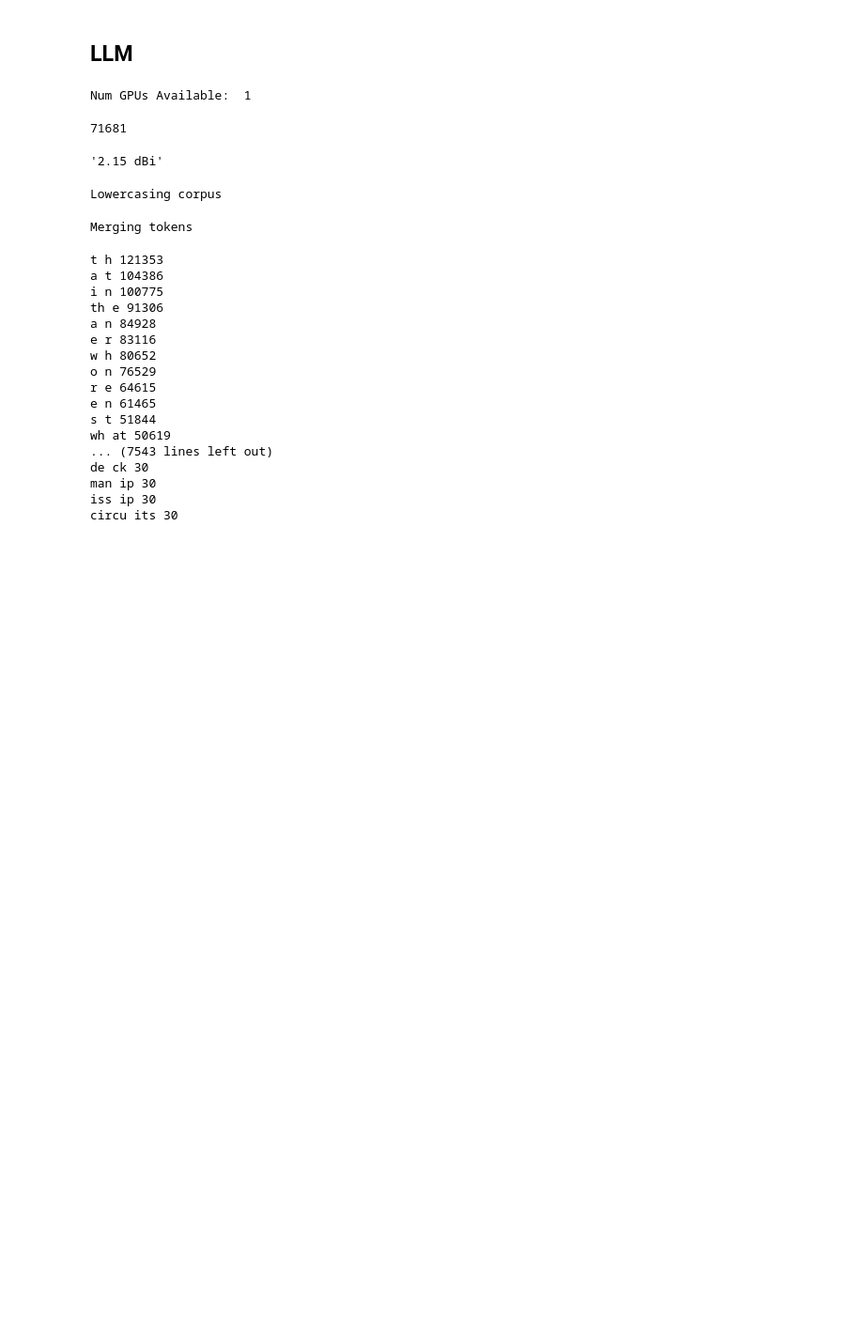
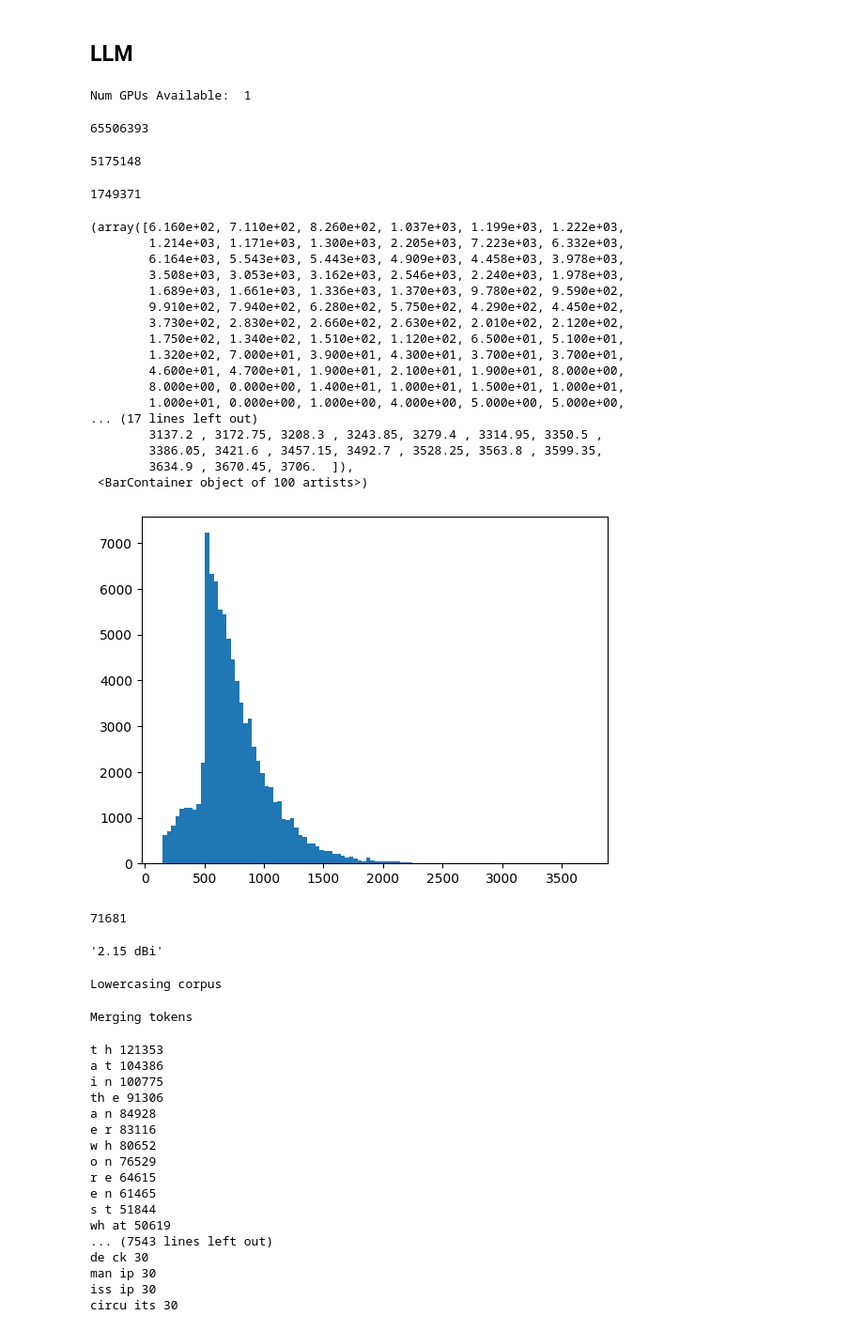
Before and after one commit to KristianWold/llm-basics, a Jupyter notebook: BPE_QA.ipynb, the cells around one changed output. Shown at 94% size. Saved outputs shown, nothing was run; the diff lists cells and outputs as text; code cells hidden in the pictures; blank space fills up the shorter version.

```diff
--- a/BPE_QA.ipynb
+++ b/BPE_QA.ipynb
@@ -30,13 +30,14 @@ with open('corpus/train-v2.0.json', 'r', encoding='utf-8') as f:
 # %%
 question_list = []
 answer_list = []
+context_list = []
 
 for article in squad['data']:
     title = article['title']
-    #print(f"Title: {title}")
     for paragraph in article['paragraphs']:
         for qa in paragraph['qas']:
             if not qa['is_impossible']:
+                context_list.append(paragraph['context'])
                 question = qa['question']
                 answer = qa['answers']
                 if title == "The_Legend_of_Zelda:_Twilight_Princess":
@@ -48,6 +49,40 @@ for article in squad['data']:
 
                 question_list.append(question)
                 answer_list.append(answer[0]['text'])
+# %%
+len("".join(context_list))
+# %% [output]
+65506393
+# %%
+len("".join(question_list))
+# %% [output]
+5175148
+# %%
+len("".join(answer_list))
+# %% [output]
+1749371
+# %%
+len_list = [len(context) for context in context_list]
+plt.hist(len_list, bins=100)
+# %% [output]
+(array([6.160e+02, 7.110e+02, 8.260e+02, 1.037e+03, 1.199e+03, 1.222e+03,
+        1.214e+03, 1.171e+03, 1.300e+03, 2.205e+03, 7.223e+03, 6.332e+03,
+        6.164e+03, 5.543e+03, 5.443e+03, 4.909e+03, 4.458e+03, 3.978e+03,
+        3.508e+03, 3.053e+03, 3.162e+03, 2.546e+03, 2.240e+03, 1.978e+03,
+        1.689e+03, 1.661e+03, 1.336e+03, 1.370e+03, 9.780e+02, 9.590e+02,
+        9.910e+02, 7.940e+02, 6.280e+02, 5.750e+02, 4.290e+02, 4.450e+02,
+        3.730e+02, 2.830e+02, 2.660e+02, 2.630e+02, 2.010e+02, 2.120e+02,
+        1.750e+02, 1.340e+02, 1.510e+02, 1.120e+02, 6.500e+01, 5.100e+01,
+        1.320e+02, 7.000e+01, 3.900e+01, 4.300e+01, 3.700e+01, 3.700e+01,
+        4.600e+01, 4.700e+01, 1.900e+01, 2.100e+01, 1.900e+01, 8.000e+00,
+        8.000e+00, 0.000e+00, 1.400e+01, 1.000e+01, 1.500e+01, 1.000e+01,
+        1.000e+01, 0.000e+00, 1.000e+00, 4.000e+00, 5.000e+00, 5.000e+00,
+... (17 lines left out)
+        3137.2 , 3172.75, 3208.3 , 3243.85, 3279.4 , 3314.95, 3350.5 ,
+        3386.05, 3421.6 , 3457.15, 3492.7 , 3528.25, 3563.8 , 3599.35,
+        3634.9 , 3670.45, 3706.  ]),
+ <BarContainer object of 100 artists>)
+[figure, added]
 # %%
 for i, (q, a) in enumerate(zip(question_list, answer_list)):
     length = len(q + a)
```
Also changed, not shown: 26 other files.
